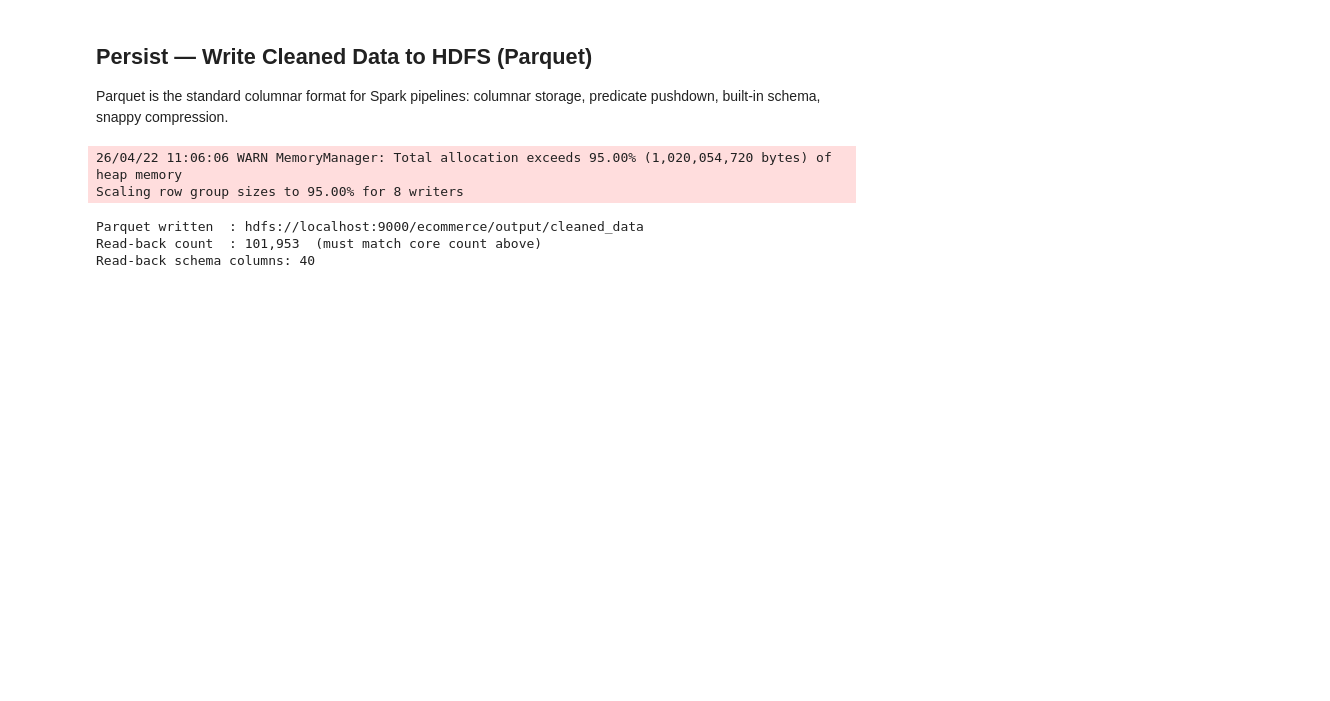
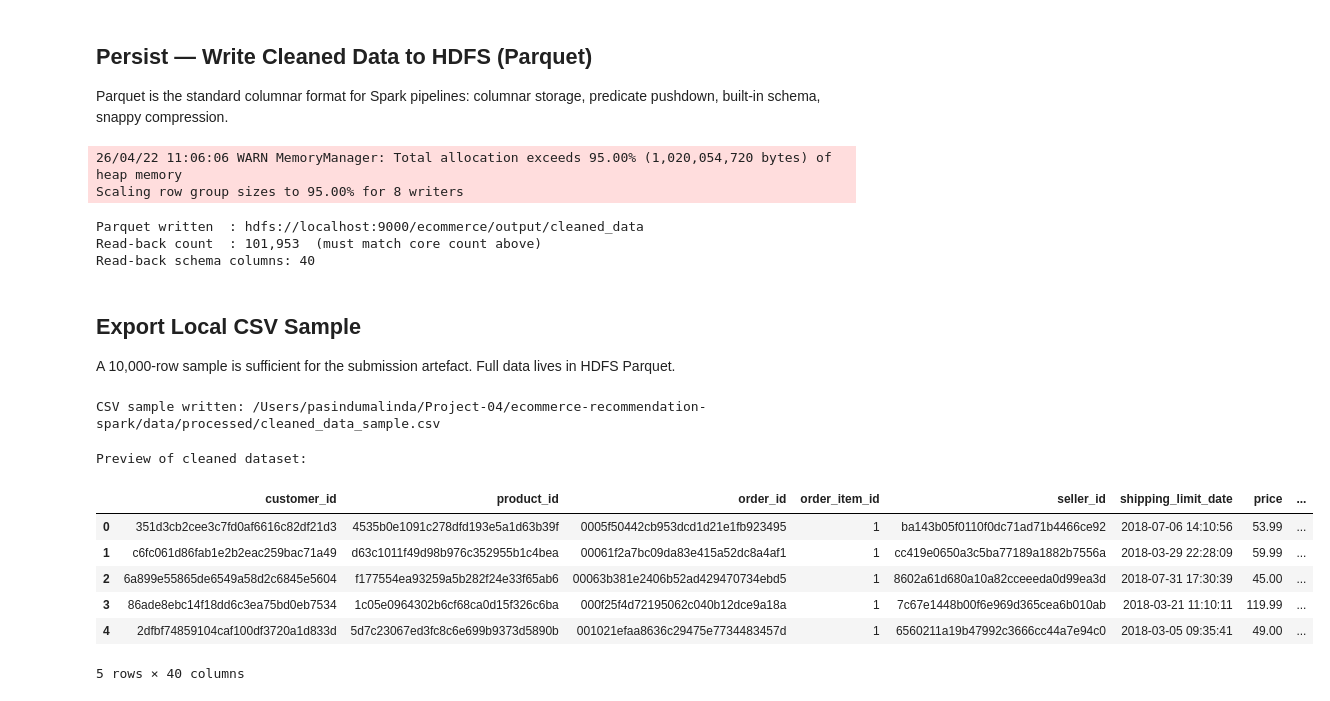
Before and after one commit to Malinda1/ecommerce-recommendation-spark, a Jupyter notebook: notebooks/01_data_loading_cleaning.ipynb, the cells around one changed output. Drawn from its saved outputs; the diff is of its cells as text; code cells hidden in the pictures; blank space fills up the shorter version.

Commit message:
feat: export 10k-row sample of core dataset to local CSV

```diff
--- a/notebooks/01_data_loading_cleaning.ipynb
+++ b/notebooks/01_data_loading_cleaning.ipynb
@@ -1578,3 +1578,35 @@ Scaling row group sizes to 95.00% for 8 writers
 Parquet written  : hdfs://localhost:9000/ecommerce/output/cleaned_data
 Read-back count  : 101,953  (must match core count above)
 Read-back schema columns: 40
+# %% [markdown]
+##  Export Local CSV Sample
+
+A 10,000-row sample is sufficient for the submission artefact. Full data lives in HDFS Parquet.
+# %%
+csv_sample_path = os.path.join(LOCAL_OUTPUT, "cleaned_data_sample.csv")
+
+(
+    df_core
+    .limit(10_000)
+    .coalesce(1)
+    .write
+    .mode("overwrite")
+    .option("header", "true")
+    .csv(csv_sample_path)
+)
+print(f"CSV sample written: {csv_sample_path}")
+# %% [output]
+CSV sample written: /Users/pasindumalinda/Project-04/ecommerce-recommendation-spark/data/processed/cleaned_data_sample.csv
+# %%
+# 1. Reveal the first 5 rows in a nice table format
+print("Preview of cleaned dataset:")
+display(df_core.limit(5).toPandas())
+# %% [output]
+Preview of cleaned dataset:
+|  | customer_id | product_id | order_id | order_item_id | seller_id | shipping_limit_date | price | ... |
+| 0 | 351d3cb2cee3c7fd0af6616c82df21d3 | 4535b0e1091c278dfd193e5a1d63b39f | 0005f50442cb953dcd1d21e1fb923495 | 1 | ba143b05f0110f0dc71ad71b4466ce92 | 2018-07-06 14:10:56 | 53.99 | ... |
+| 1 | c6fc061d86fab1e2b2eac259bac71a49 | d63c1011f49d98b976c352955b1c4bea | 00061f2a7bc09da83e415a52dc8a4af1 | 1 | cc419e0650a3c5ba77189a1882b7556a | 2018-03-29 22:28:09 | 59.99 | ... |
+| 2 | 6a899e55865de6549a58d2c6845e5604 | f177554ea93259a5b282f24e33f65ab6 | 00063b381e2406b52ad429470734ebd5 | 1 | 8602a61d680a10a82cceeeda0d99ea3d | 2018-07-31 17:30:39 | 45.00 | ... |
+| 3 | 86ade8ebc14f18dd6c3ea75bd0eb7534 | 1c05e0964302b6cf68ca0d15f326c6ba | 000f25f4d72195062c040b12dce9a18a | 1 | 7c67e1448b00f6e969d365cea6b010ab | 2018-03-21 11:10:11 | 119.99 | ... |
+| 4 | 2dfbf74859104caf100df3720a1d833d | 5d7c23067ed3fc8c6e699b9373d5890b | 001021efaa8636c29475e7734483457d | 1 | 6560211a19b47992c3666cc44a7e94c0 | 2018-03-05 09:35:41 | 49.00 | ... |
+5 rows × 40 columns
```
